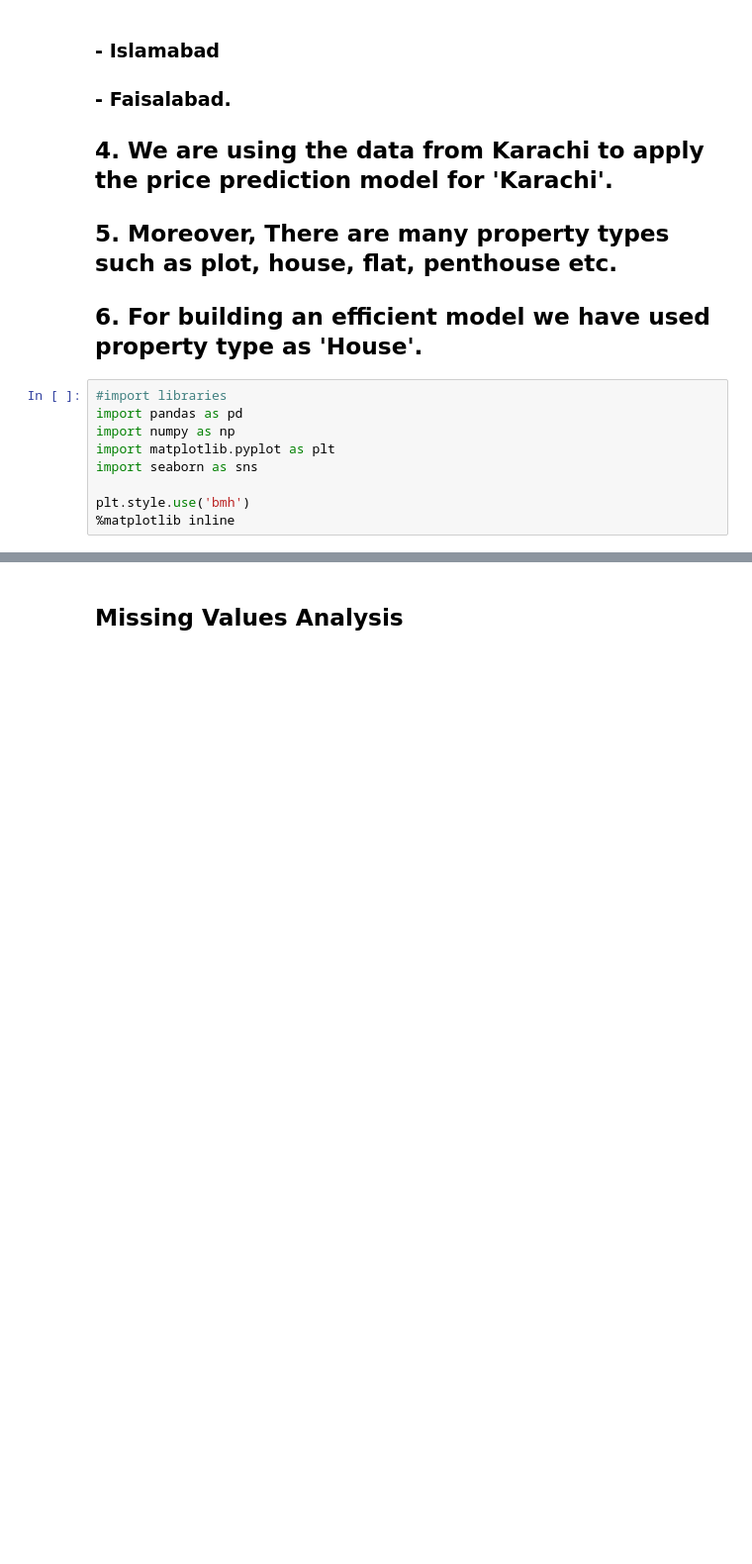
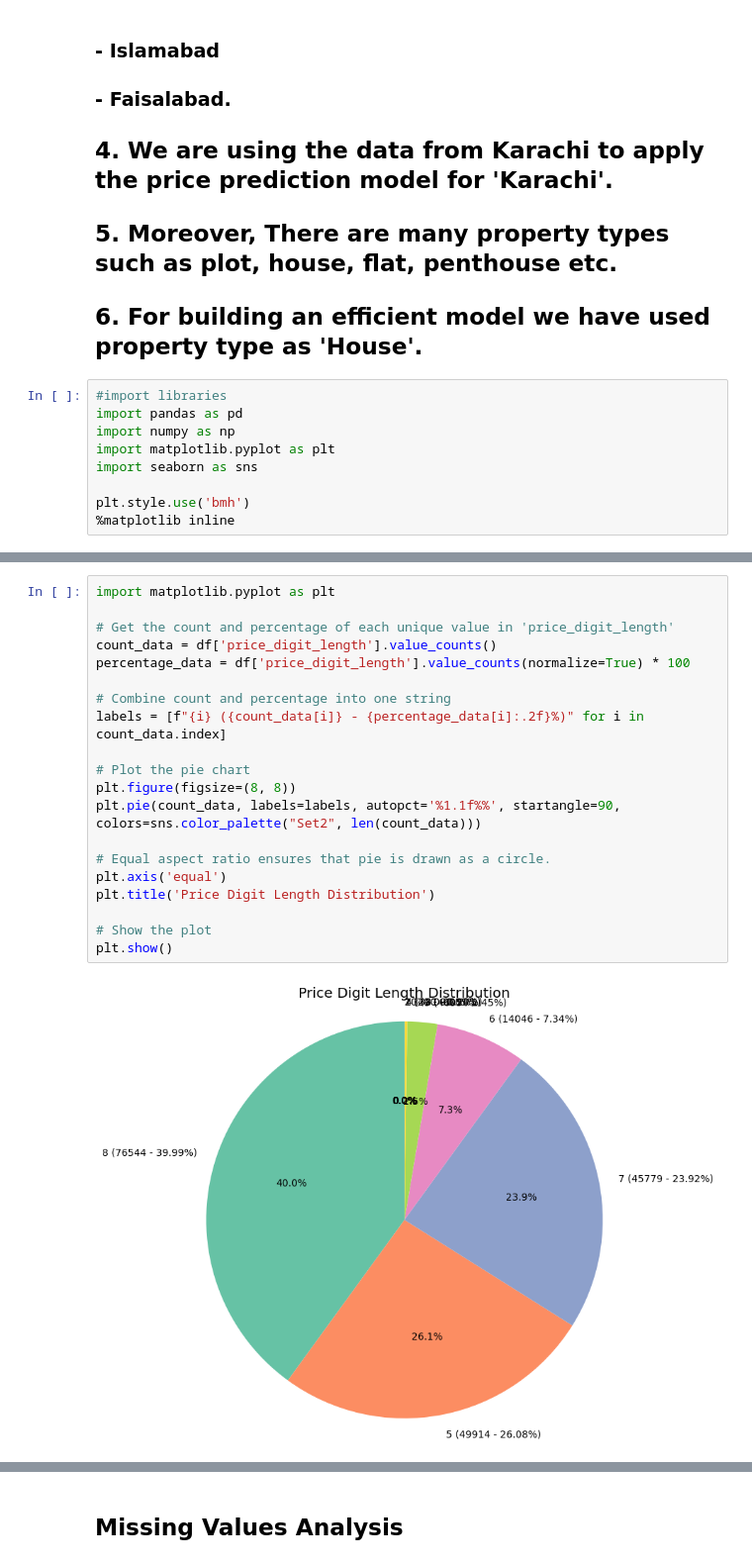
Before and after one commit to TahminaShoaib/maths_and_stats_project, a Jupyter notebook: Mathematics and Statistics Adnan and Ali Raza Project.ipynb, the cells around one changed output, grey strips where cells are left out. Shown at 99% size. Cells and saved outputs as stored; diff of their text form; blank space fills up the shorter version.

```diff
--- a/Mathematics and Statistics Adnan and Ali Raza Project.ipynb
+++ b/Mathematics and Statistics Adnan and Ali Raza Project.ipynb
@@ -57,0 +74,22 @@ df.head()
+# %%
+import matplotlib.pyplot as plt
+
+# Get the count and percentage of each unique value in 'price_digit_length'
+count_data = df['price_digit_length'].value_counts()
+percentage_data = df['price_digit_length'].value_counts(normalize=True) * 100
+
+# Combine count and percentage into one string
+labels = [f"{i} ({count_data[i]} - {percentage_data[i]:.2f}%)" for i in count_data.index]
+
+# Plot the pie chart
+plt.figure(figsize=(8, 8))
+plt.pie(count_data, labels=labels, autopct='%1.1f%%', startangle=90, colors=sns.color_palette("Set2", len(count_data)))
+
+# Equal aspect ratio ensures that pie is drawn as a circle.
+plt.axis('equal')
+plt.title('Price Digit Length Distribution')
+
+# Show the plot
+plt.show()
+# %% [output]
+[figure, added]
```
Also changed, not shown: parts of 82 cells of this notebook.
